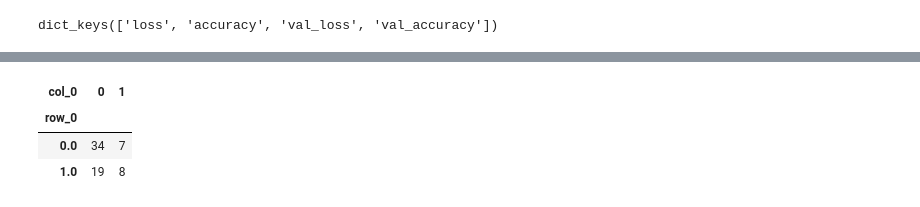
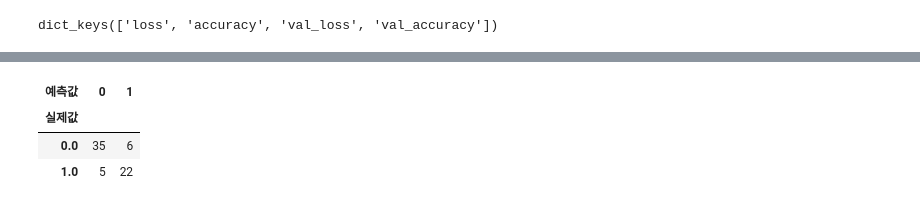
Before and after one commit to KHH0618/mbcAcademy, a Jupyter notebook: source/08_DeepLearning/06_피마인디언_당뇨병_발병_예측(로지스틱회귀분석, 분류분석).ipynb, the cells around one changed output, grey strips where cells are left out. Saved outputs shown, nothing was run; the diff lists cells and outputs as text; code cells hidden in the pictures.

```diff
--- a/source/08_DeepLearning/06_피마인디언_당뇨병_발병_예측(로지스틱회귀분석, 분류분석).ipynb
+++ b/source/08_DeepLearning/06_피마인디언_당뇨병_발병_예측(로지스틱회귀분석, 분류분석).ipynb
@@ -285,5 +285,5 @@ model.compile(loss='categorical_crossentropy', optimizer='adam', metrics=['accur
 # 4. 모델 학습
 hist = model.fit(X_train, Y_train,
                 validation_data=[X_val, Y_val],
-                epochs=200)
+                epochs=300)
 # %% [output]
@@ -334,5 +333,4 @@ loss : 0.7920390367507935, 정확도 : 61.76%
 # %%
-test_arr = model.predict([X_test])
-[arr.argmax() for arr in test_arr]
+Y_hat = model.predict([X_test])
 # %% [output]
 3/3 [==============================] - 0s 2ms/step
@@ -356,7 +337,10 @@ test_arr = model.predict([X_test])
 # %%
-pd.crosstab(y_test, [arr.argmax() for arr in test_arr])
+ctab = pd.crosstab(y_test, Y_hat.argmax(axis=1))
+ctab.index.name = '실제값'
+ctab.columns.name = '예측값'
+ctab
 # %% [output]
-| col_0 | 0 | 1 |
-| row_0 |  |  |
-| 0.0 | 34 | 7 |
-| 1.0 | 19 | 8 |
+| 예측값 | 0 | 1 |
+| 실제값 |  |  |
+| 0.0 | 35 | 6 |
+| 1.0 | 5 | 22 |
```
Also changed, not shown: parts of 8 cells of this notebook, 3 other files.
